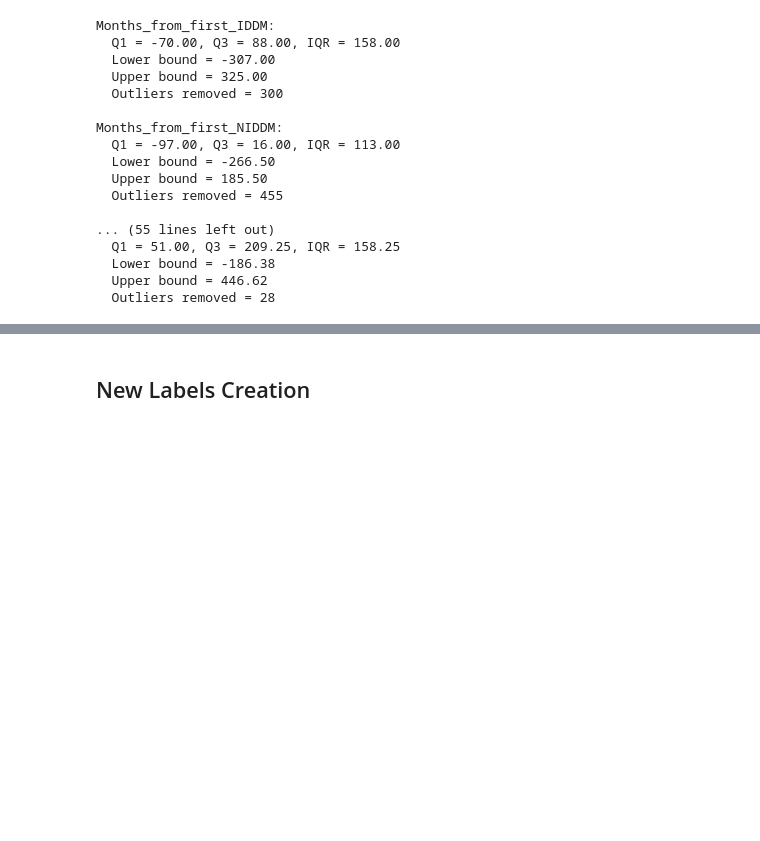
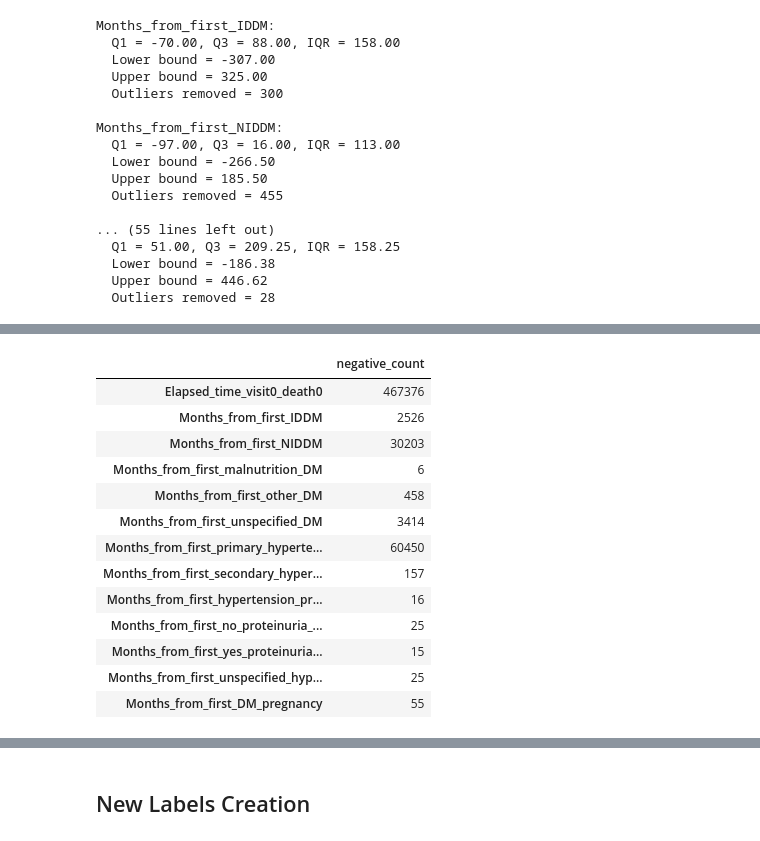
Before and after one commit to Angelido/clinical-data-encoding_vae, a Jupyter notebook: src/UKDataPreparation/cleaningData.ipynb, the cells around one changed output, grey strips where cells are left out. Saved outputs shown, nothing was run; the diff lists cells and outputs as text; code cells hidden in the pictures; blank space fills up the shorter version.

Commit message:
update cleaning data

```diff
--- a/src/UKDataPreparation/cleaningData.ipynb
+++ b/src/UKDataPreparation/cleaningData.ipynb
@@ -1354,0 +1359,29 @@ Months_from_first_NIDDM:
+# %%
+# Identify columns that still contain negative values
+negative_columns = [
+    col for col in data.columns
+    if pd.api.types.is_numeric_dtype(data[col]) and (data[col] < 0).any()
+]
+
+# Display counts of negative values per column
+neg_counts = {
+    col: int((data[col] < 0).sum())
+    for col in negative_columns
+}
+
+pd.DataFrame.from_dict(neg_counts, orient="index", columns=["negative_count"])
+# %% [output]
+|  | negative_count |
+| Elapsed_time_visit0_death0 | 467376 |
+| Months_from_first_IDDM | 2526 |
+| Months_from_first_NIDDM | 30203 |
+| Months_from_first_malnutrition_DM | 6 |
+| Months_from_first_other_DM | 458 |
+| Months_from_first_unspecified_DM | 3414 |
+| Months_from_first_primary_hyperte... | 60450 |
+| Months_from_first_secondary_hyper... | 157 |
+| Months_from_first_hypertension_pr... | 16 |
+| Months_from_first_no_proteinuria_... | 25 |
+| Months_from_first_yes_proteinuria... | 15 |
+| Months_from_first_unspecified_hyp... | 25 |
+| Months_from_first_DM_pregnancy | 55 |
```
Also changed, not shown: parts of 8 cells of this notebook.
